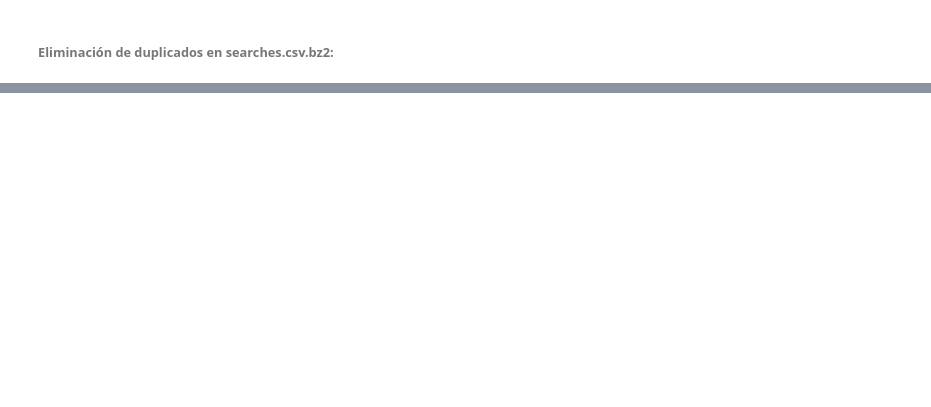
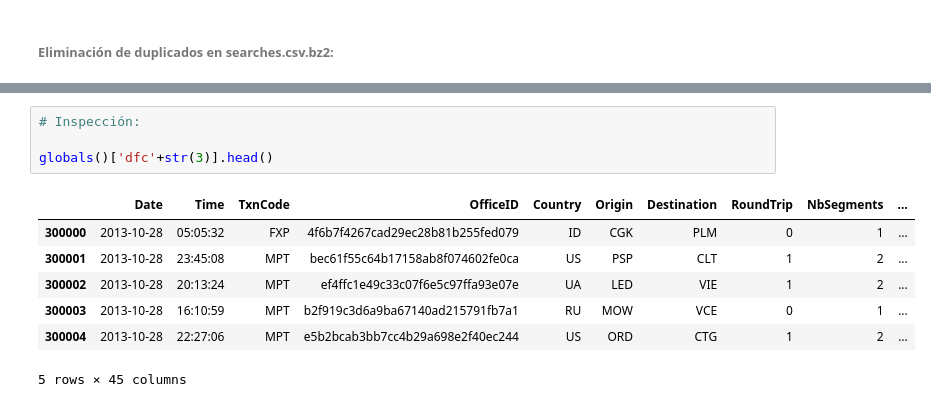
Before and after one commit to bdeotto/reto_Amadeus, a Jupyter notebook: reto_Amadeus.ipynb, the cells around one changed output, grey strips where cells are left out. Cells and saved outputs as stored; diff of their text form; blank space fills up the shorter version.

```diff
--- a/reto_Amadeus.ipynb
+++ b/reto_Amadeus.ipynb
@@ -955,0 +965,12 @@ df_searches_sample_rduced.shape: (335, 45)
+# %%
+# Inspección:
+
+globals()['dfc'+str(3)].head()
+# %% [output]
+|  | Date | Time | TxnCode | OfficeID | Country | Origin | Destination | RoundTrip | NbSegments | ... |
+| 300000 | 2013-10-28 | 05:05:32 | FXP | 4f6b7f4267cad29ec28b81b255fed079 | ID | CGK | PLM | 0 | 1 | ... |
+| 300001 | 2013-10-28 | 23:45:08 | MPT | bec61f55c64b17158ab8f074602fe0ca | US | PSP | CLT | 1 | 2 | ... |
+| 300002 | 2013-10-28 | 20:13:24 | MPT | ef4ffc1e49c33c07f6e5c97ffa93e07e | UA | LED | VIE | 1 | 2 | ... |
+| 300003 | 2013-10-28 | 16:10:59 | MPT | b2f919c3d6a9ba67140ad215791fb7a1 | RU | MOW | VCE | 0 | 1 | ... |
+| 300004 | 2013-10-28 | 22:27:06 | MPT | e5b2bcab3bb7cc4b29a698e2f40ec244 | US | ORD | CTG | 1 | 2 | ... |
+5 rows × 45 columns
```
Also changed, not shown: parts of 29 cells of this notebook, 2 other files.
